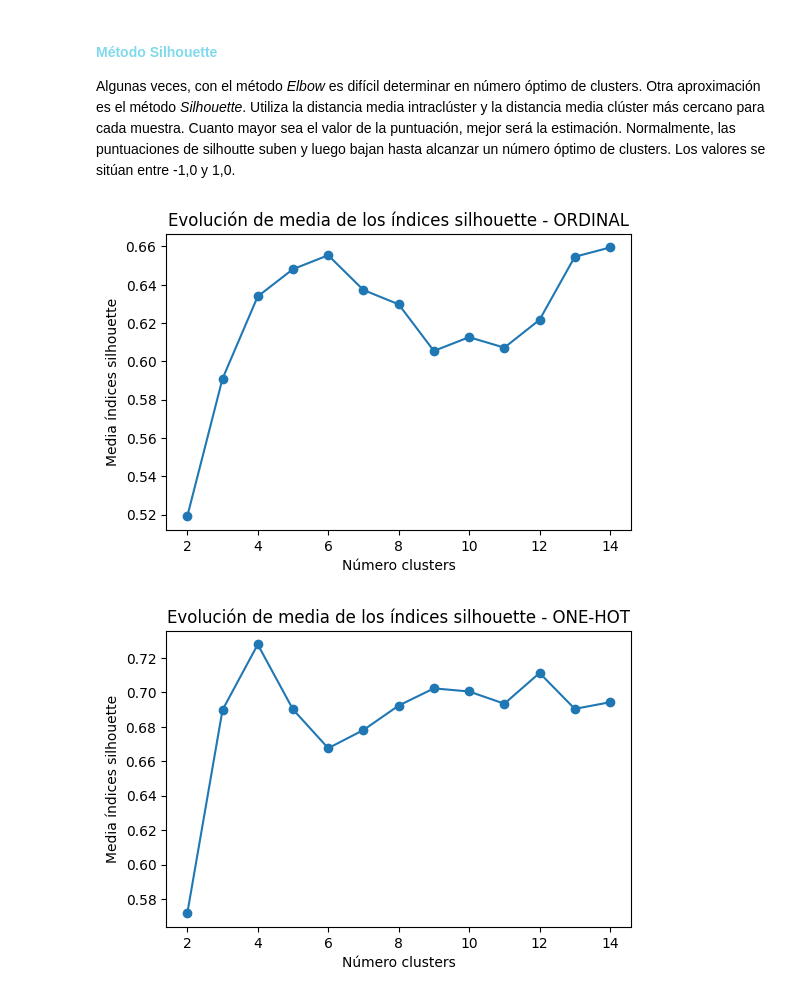
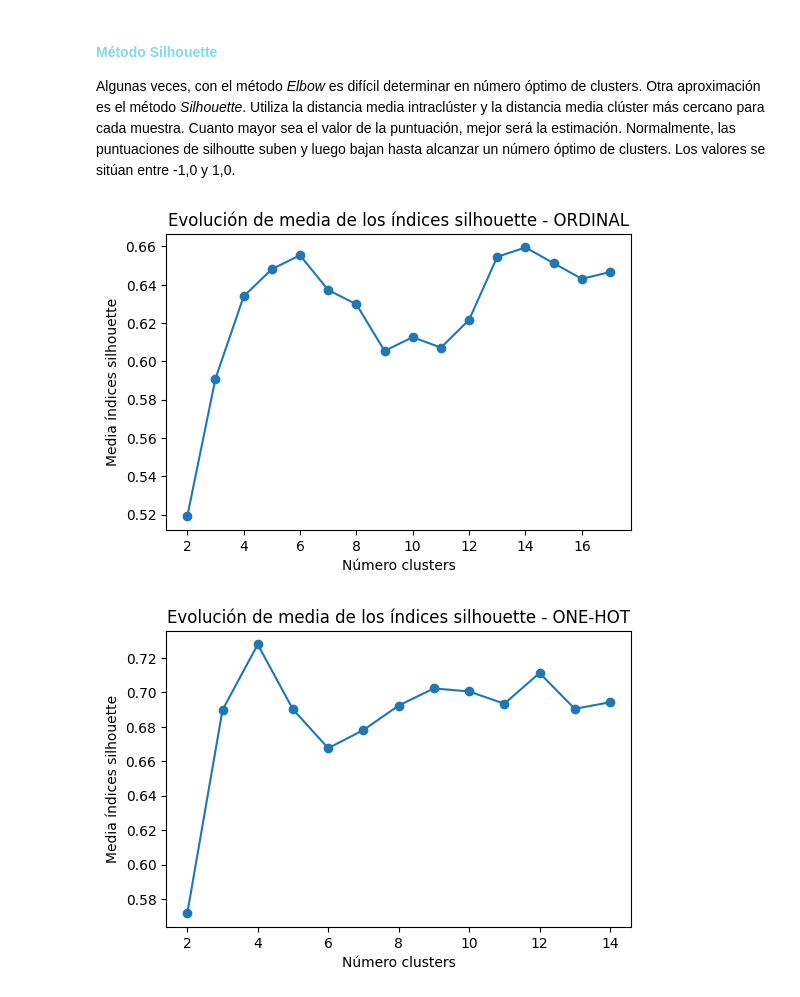
Before and after one commit to NataaNK/Grupo11_Practica2, a Jupyter notebook: main.ipynb, the cells around one changed output. Cells and saved outputs as stored; diff of their text form; code cells hidden in the pictures.

```diff
--- a/main.ipynb
+++ b/main.ipynb
@@ -585,30 +586,30 @@ Algunas veces, con el método *Elbow* es difícil determinar en número óptimo
 # %%
 # Método silhouette para identificar el número óptimo de clusters
 # CODIFICACIÓN ORDINAL
 # ==============================================================================
 from sklearn.metrics import silhouette_score
 
-range_n_clusters = range(2, 15)
+range_n_clusters = range(2, 18)
 valores_medios_silhouette = []
 
 for n_clusters in range_n_clusters:
     modelo_kmeans = KMeans(
         n_clusters   = n_clusters,
         n_init       = 20,
         random_state = 100472007
     )
     cluster_labels = modelo_kmeans.fit_predict(X_trans_ordinal)
     silhouette_avg = silhouette_score(X_trans_ordinal, cluster_labels)
     valores_medios_silhouette.append(silhouette_avg)
 
 fig, ax = plt.subplots(1, 1, figsize=(6, 3.84))
 ax.plot(range_n_clusters, valores_medios_silhouette, marker='o')
 ax.set_title("Evolución de media de los índices silhouette - ORDINAL")
 ax.set_xlabel('Número clusters')
 ax.set_ylabel('Media índices silhouette')
 plt.show()
 # %% [output]
-[figure, old version]
+[figure, new version]
 # %%
 # Método silhouette para identificar el número óptimo de clusters
 # CODIFICACIÓN ONE-HOT-ENCODING
```
Also changed, not shown: parts of 2 cells of this notebook.
